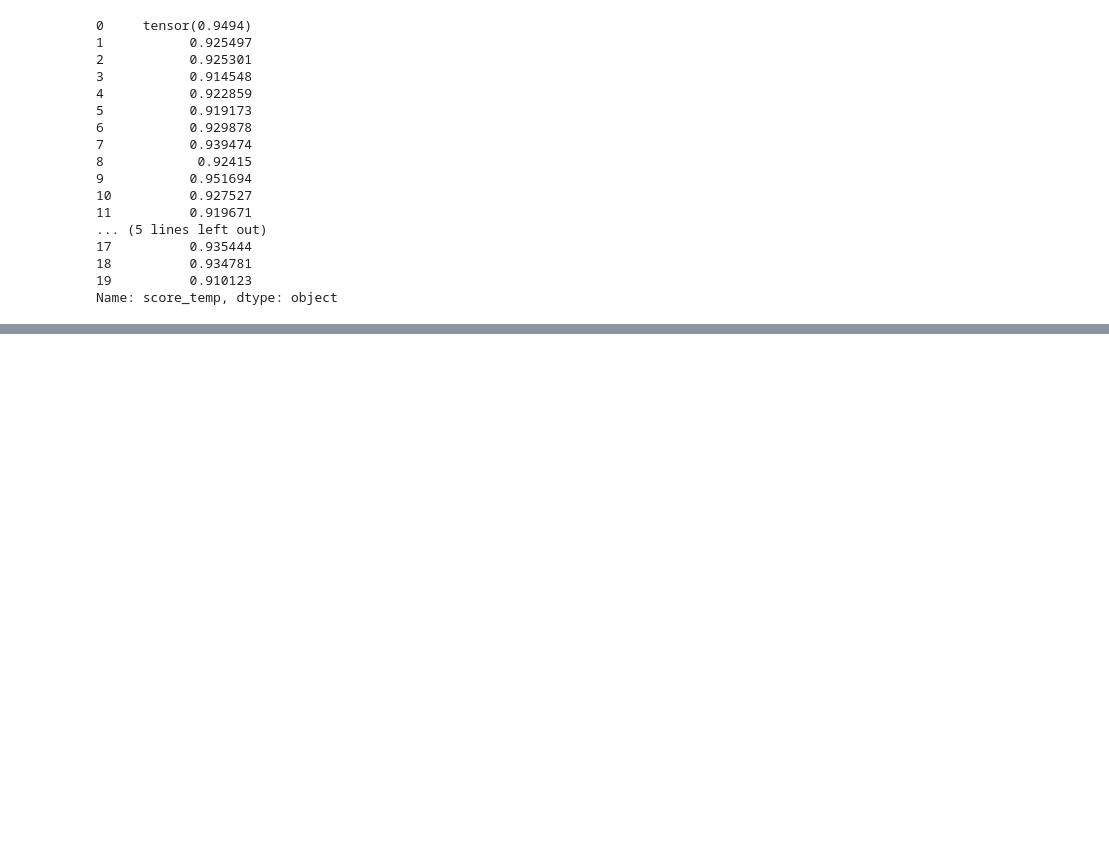
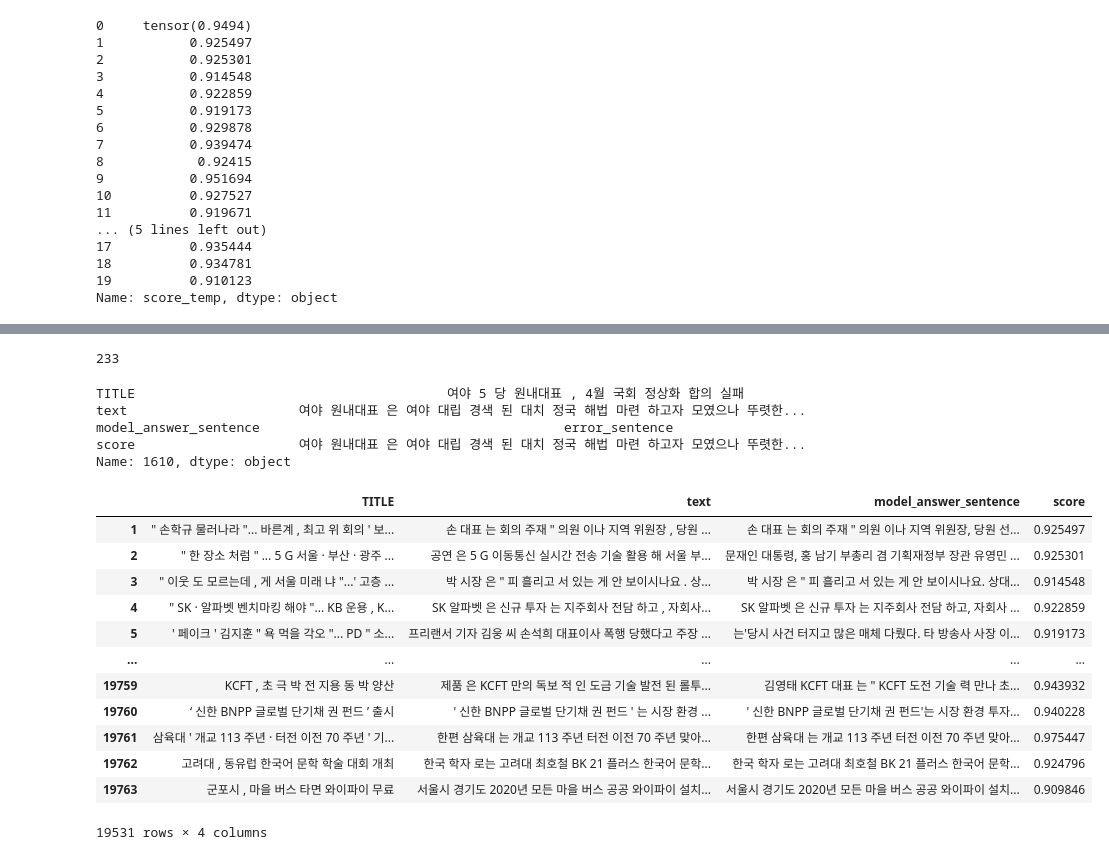
Before and after one commit to tkdlqh2/Match_sum, a Jupyter notebook: MatchSum.ipynb, the cells around one changed output, grey strips where cells are left out. Cells and saved outputs as stored; diff of their text form; code cells hidden in the pictures; blank space fills up the shorter version.

```diff
--- a/MatchSum.ipynb
+++ b/MatchSum.ipynb
@@ -983,3 +983,5 @@ df_new_for_answer['score_temp'] = df_new_for_answer['score']
 Name: score_temp, dtype: object
 # %%
 df_tokenized_val_new.to_csv("/content/drive/MyDrive/Summary_task/result.csv",mode = 'w')
+# %%
+df_tokenized_val_new = pd.read_csv("/content/drive/MyDrive/Summary_task/result_1.csv")
@@ -985,0 +1008,36 @@ df_tokenized_val_new.to_csv("/content/drive/MyDrive/Summary_task/result.csv",mod
+# %%
+df_tokenized_val_new = df_tokenized_val_new[['TITLE','text','model_answer_sentence','score']]
+# %%
+drop_idx_list=[]
+for i in tqdm(range(len(df_tokenized_val_new))):
+    try: df_tokenized_val_new['score'].iloc[i] = float(df_tokenized_val_new['score'].iloc[i])
+    except:
+        drop_idx_list.append(i)
+# %%
+print(len(drop_idx_list))
+# %% [output]
+233
+# %%
+df_tokenized_val_new.iloc[drop_idx_list[3]]
+# %% [output]
+TITLE                                        여야 5 당 원내대표 , 4월 국회 정상화 합의 실패
+text                      여야 원내대표 은 여야 대립 경색 된 대치 정국 해법 마련 하고자 모였으나 뚜렷한...
+model_answer_sentence                                       error_sentence
+score                     여야 원내대표 은 여야 대립 경색 된 대치 정국 해법 마련 하고자 모였으나 뚜렷한...
+Name: 1610, dtype: object
+# %%
+df_tokenized_val_new.drop(drop_idx_list)
+# %% [output]
+|  | TITLE | text | model_answer_sentence | score |
+| 1 | " 손학규 물러나라 "... 바른계 , 최고 위 회의 ' 보... | 손 대표 는 회의 주재 " 의원 이나 지역 위원장 , 당원 ... | 손 대표 는 회의 주재 " 의원 이나 지역 위원장, 당원 선... | 0.925497 |
+| 2 | " 한 장소 처럼 " ... 5 G 서울 · 부산 · 광주 ... | 공연 은 5 G 이동통신 실시간 전송 기술 활용 해 서울 부... | 문재인 대통령, 홍 남기 부총리 겸 기획재정부 장관 유영민 ... | 0.925301 |
+| 3 | " 이웃 도 모르는데 , 게 서울 미래 냐 "...' 고층 ... | 박 시장 은 " 피 흘리고 서 있는 게 안 보이시나요 . 상... | 박 시장 은 " 피 흘리고 서 있는 게 안 보이시나요. 상대... | 0.914548 |
+| 4 | " SK · 알파벳 벤치마킹 해야 "... KB 운용 , K... | SK 알파벳 은 신규 투자 는 지주회사 전담 하고 , 자회사... | SK 알파벳 은 신규 투자 는 지주회사 전담 하고, 자회사 ... | 0.922859 |
+| 5 | ' 페이크 ' 김지훈 " 욕 먹을 각오 "... PD " 소... | 프리랜서 기자 김웅 씨 손석희 대표이사 폭행 당했다고 주장 ... | 는'당시 사건 터지고 많은 매체 다뤘다. 타 방송사 사장 이... | 0.919173 |
+| ... | ... | ... | ... | ... |
+| 19759 | KCFT , 초 극 박 전 지용 동 박 양산 | 제품 은 KCFT 만의 독보 적 인 도금 기술 발전 된 롤투... | 김영태 KCFT 대표 는 " KCFT 도전 기술 력 만나 초... | 0.943932 |
+| 19760 | ‘ 신한 BNPP 글로벌 단기채 권 펀드 ’ 출시 | ' 신한 BNPP 글로벌 단기채 권 펀드 ' 는 시장 환경 ... | ' 신한 BNPP 글로벌 단기채 권 펀드'는 시장 환경 투자... | 0.940228 |
+| 19761 | 삼육대 ' 개교 113 주년 · 터전 이전 70 주년 ' 기... | 한편 삼육대 는 개교 113 주년 터전 이전 70 주년 맞아... | 한편 삼육대 는 개교 113 주년 터전 이전 70 주년 맞아... | 0.975447 |
+| 19762 | 고려대 , 동유럽 한국어 문학 학술 대회 개최 | 한국 학자 로는 고려대 최호철 BK 21 플러스 한국어 문학... | 한국 학자 로는 고려대 최호철 BK 21 플러스 한국어 문학... | 0.924796 |
+| 19763 | 군포시 , 마을 버스 타면 와이파이 무료 | 서울시 경기도 2020년 모든 마을 버스 공공 와이파이 설치... | 서울시 경기도 2020년 모든 마을 버스 공공 와이파이 설치... | 0.909846 |
+19531 rows × 4 columns
```
Also changed, not shown: parts of 7 cells of this notebook.
